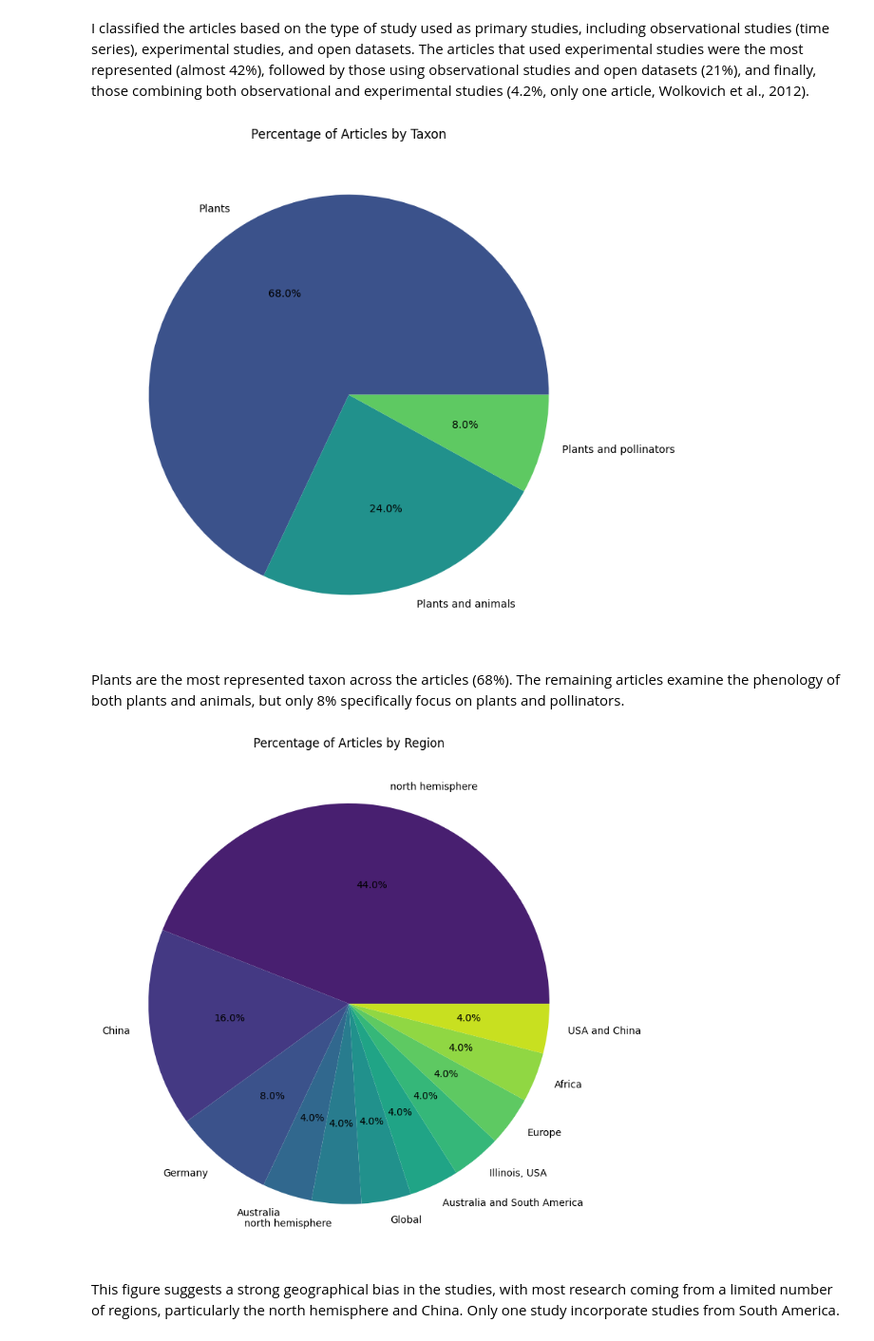
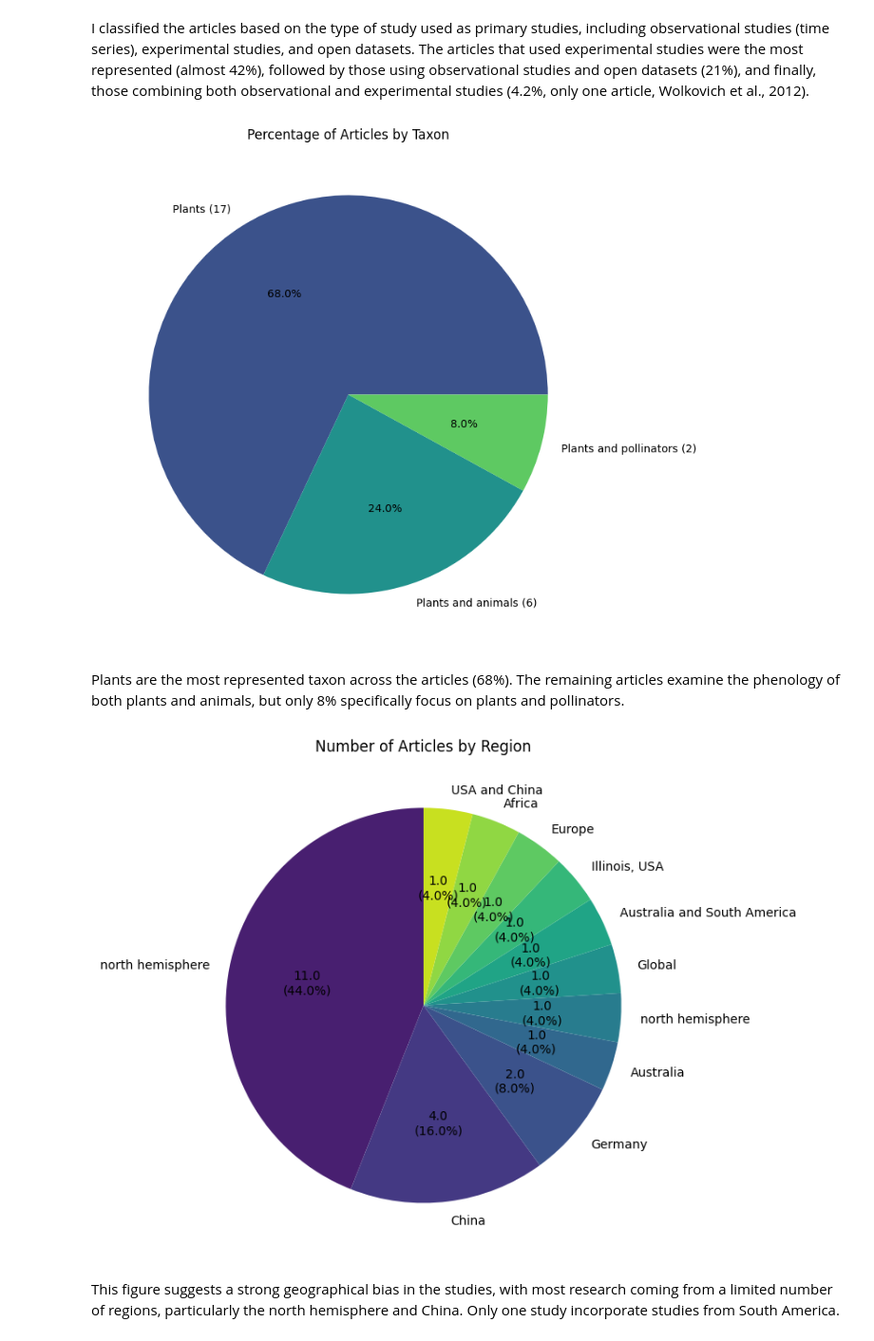
Before and after one commit to VicMarquez/Postdoc-phenology, a Jupyter notebook: Analisis_meta_interactive.ipynb, the cells around one changed output. Shown at 95% size. Cells and saved outputs as stored; diff of their text form; code cells hidden in the pictures.

```diff
--- a/Analisis_meta_interactive.ipynb
+++ b/Analisis_meta_interactive.ipynb
@@ -54,29 +92,59 @@ plt.show()
 # %% [markdown]
 I classified the articles based on the type of study used as primary studies, including observational studies (time series), experimental studies, and open datasets. The articles that used experimental studies were the most represented (almost 42%), followed by those using observational studies and open datasets (21%), and finally, those combining both observational and experimental studies (4.2%, only one article, Wolkovich et al., 2012).
 # %%
-# Calculate the percentage of articles for each taxon
-taxon_counts = df['taxon'].value_counts(normalize=True) * 100
-# Plot a pie chart of the percentage of articles for each taxon
+# Ensure a clean white background
+plt.style.use("default")
+
+# Calculate the count and percentage of articles for each taxon
+taxon_counts = df['taxon'].value_counts()
+taxon_percentages = (taxon_counts / taxon_counts.sum()) * 100
+
+# Create labels with absolute counts and percentages
+labels = [f"{taxon} ({count})" for taxon, count in zip(taxon_counts.index, taxon_counts)]
+
+# Create the figure with a white background
 plt.figure(figsize=(8, 8))
-plt.pie(taxon_counts, labels=taxon_counts.index, autopct='%1.1f%%', colors=sns.color_palette('viridis', len(taxon_counts)))
+plt.pie(
+    taxon_percentages,
+    labels=labels,
+    autopct='%1.1f%%',
+    colors=sns.color_palette('viridis', len(taxon_counts))
+)
+
+# Set the title in English
 plt.title('Percentage of Articles by Taxon')
 plt.tight_layout()
 plt.show()
 # %% [output]
-[figure, old version]
+[figure, new version]
 # %% [markdown]
 Plants are the most represented taxon across the articles (68%). The remaining articles examine the phenology of both plants and animals, but only 8% specifically focus on plants and pollinators.
 # %%
-# Calculate the percentage of articles for each region
-region_counts = df['region'].value_counts(normalize=True) * 100
-# Plot a pie chart of the percentage of articles for each region
+# Calculate the absolute values and the percentage
+region_counts = df['region'].value_counts()
+region_percentages = df['region'].value_counts(normalize=True) * 100
+
+# Function to format both absolute values and percentages
+def func(pct, allvalues):
+    absolute = round(pct / 100. * sum(allvalues), 0)
+    return f"{absolute}\n({pct:.1f}%)"
+
+# Create the pie chart
 plt.figure(figsize=(8, 8))
-plt.pie(region_counts, labels=region_counts.index, autopct='%1.1f%%', colors=sns.color_palette('viridis', len(region_counts)))
-plt.title('Percentage of Articles by Region')
+plt.pie(region_counts, labels=region_counts.index, autopct=lambda pct: func(pct, region_counts),
+        colors=sns.color_palette('viridis', len(region_counts)), startangle=90)
+
+# Set background to white
+plt.gcf().patch.set_facecolor('white')
+
+# Set chart title
+plt.title('Number of Articles by Region')
+
+# Adjust layout and show the chart
 plt.tight_layout()
 plt.show()
 # %% [output]
-[figure, old version]
+[figure, new version]
 # %% [markdown]
 This figure suggests a strong geographical bias in the studies, with most research coming from a limited number of regions, particularly the north hemisphere and China. Only one study incorporate studies from South America.
 # %%
```
Also changed, not shown: parts of 6 cells of this notebook.
